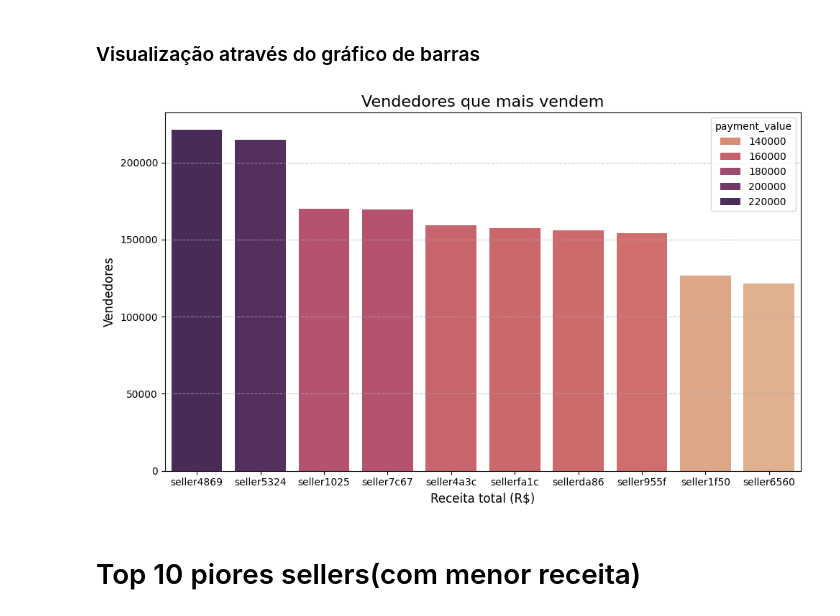
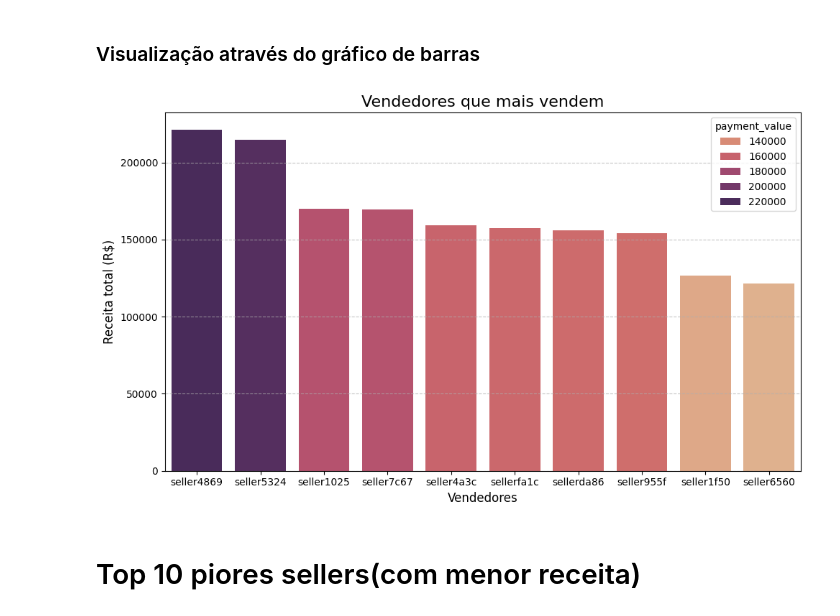
Before and after one commit to matsa0/desafio-sprint02-data-analysis, a Jupyter notebook: analise_exploratoria/analise_exploratoria.ipynb, the cells around one changed output. Cells and saved outputs as stored; diff of their text form; code cells hidden in the pictures.

```diff
--- a/analise_exploratoria/analise_exploratoria.ipynb
+++ b/analise_exploratoria/analise_exploratoria.ipynb
@@ -889,17 +889,17 @@ bottom_10_sellers = df_category_seller_payment.tail(10)
 # %%
 plt.figure(figsize=(10,6))
 sns.barplot(data=top_10_sellers, y='payment_value', x='seller_name', hue='payment_value', palette='flare')
 
 plt.title('Vendedores que mais vendem', fontsize=16)
-plt.xlabel('Receita total (R$)', fontsize=12)
-plt.ylabel('Vendedores', fontsize=12)
+plt.ylabel('Receita total (R$)', fontsize=12)
+plt.xlabel('Vendedores', fontsize=12)
 plt.grid(axis='y', linestyle='--', alpha=0.7)
 
 plt.tight_layout()
 
 plt.show()
 # %% [output]
-[figure, old version]
+[figure, new version]
 # %% [markdown]
 # Top 10 piores sellers(com menor receita)
 # %% [markdown]
```
Also changed, not shown: parts of 36 cells of this notebook.
